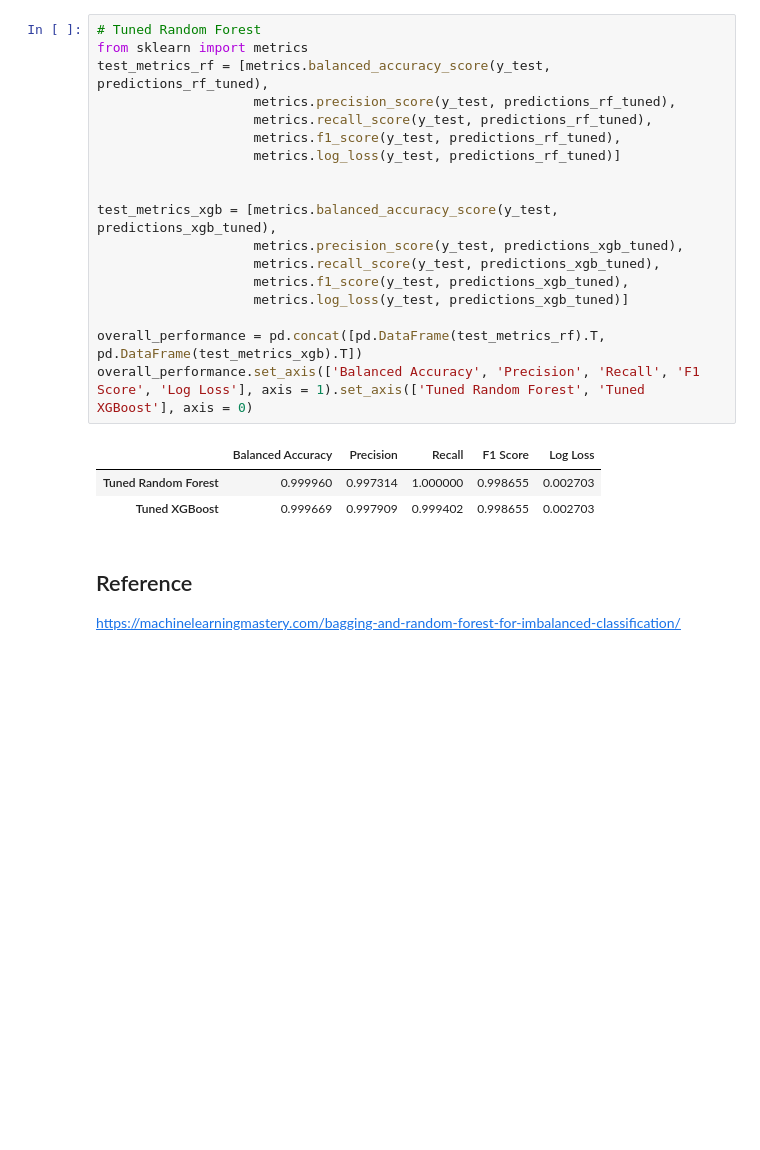
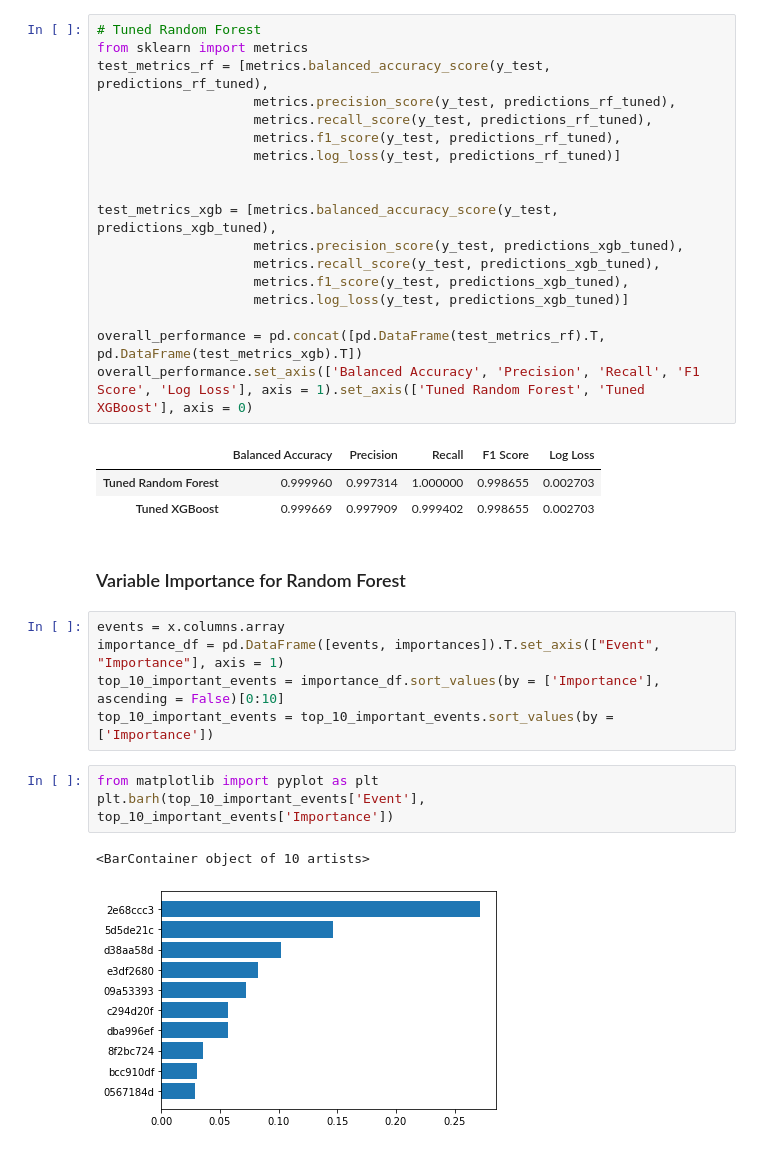
Before and after one commit to jufil19/Anomaly-Detection-Log-Files, a Jupyter notebook: Model_JF.ipynb, the cells around one changed output. Saved outputs shown, nothing was run; the diff lists cells and outputs as text; blank space fills up the shorter version.

```diff
--- a/Model_JF.ipynb
+++ b/Model_JF.ipynb
@@ -406,6 +413,16 @@ overall_performance.set_axis(['Balanced Accuracy', 'Precision', 'Recall', 'F1 Sc
 |  | Balanced Accuracy | Precision | Recall | F1 Score | Log Loss |
 | Tuned Random Forest | 0.999960 | 0.997314 | 1.000000 | 0.998655 | 0.002703 |
 | Tuned XGBoost | 0.999669 | 0.997909 | 0.999402 | 0.998655 | 0.002703 |
-# %% [markdown]
-## Reference
-https://machinelearningmastery.com/bagging-and-random-forest-for-imbalanced-classification/
+# %% [markdown]
+### Variable Importance for Random Forest
+# %%
+events = x.columns.array
+importance_df = pd.DataFrame([events, importances]).T.set_axis(["Event", "Importance"], axis = 1)
+top_10_important_events = importance_df.sort_values(by = ['Importance'], ascending = False)[0:10]
+top_10_important_events = top_10_important_events.sort_values(by = ['Importance'])
+# %%
+from matplotlib import pyplot as plt
+plt.barh(top_10_important_events['Event'], top_10_important_events['Importance'])
+# %% [output]
+<BarContainer object of 10 artists>
+[figure, added]
```
Also changed, not shown: parts of 26 cells of this notebook, 1 other file.
